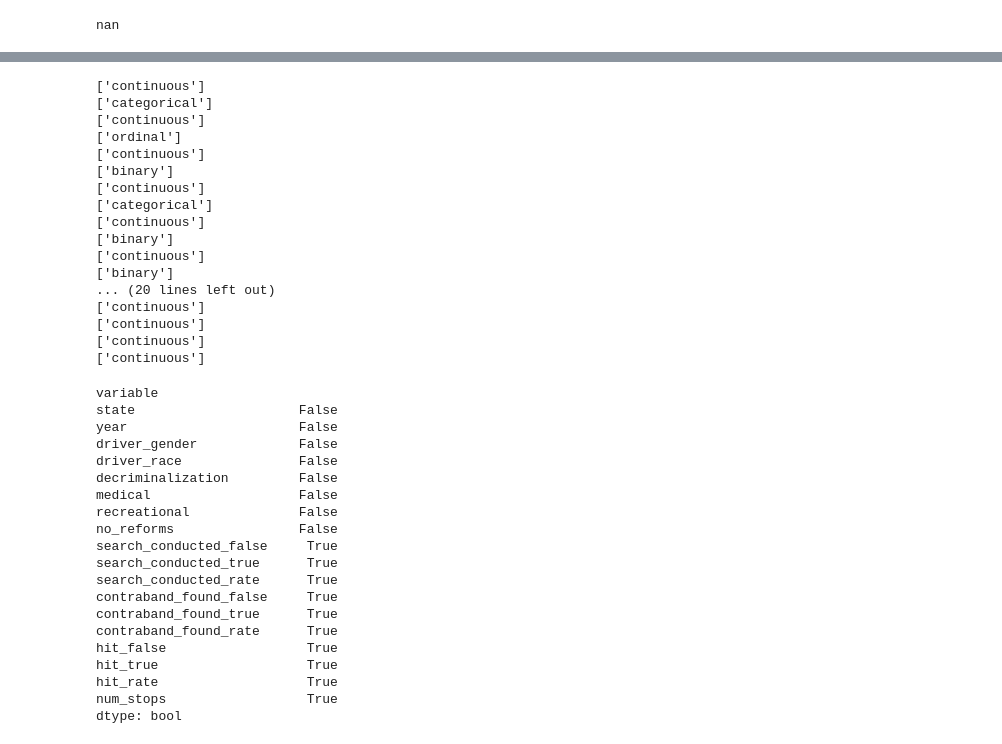
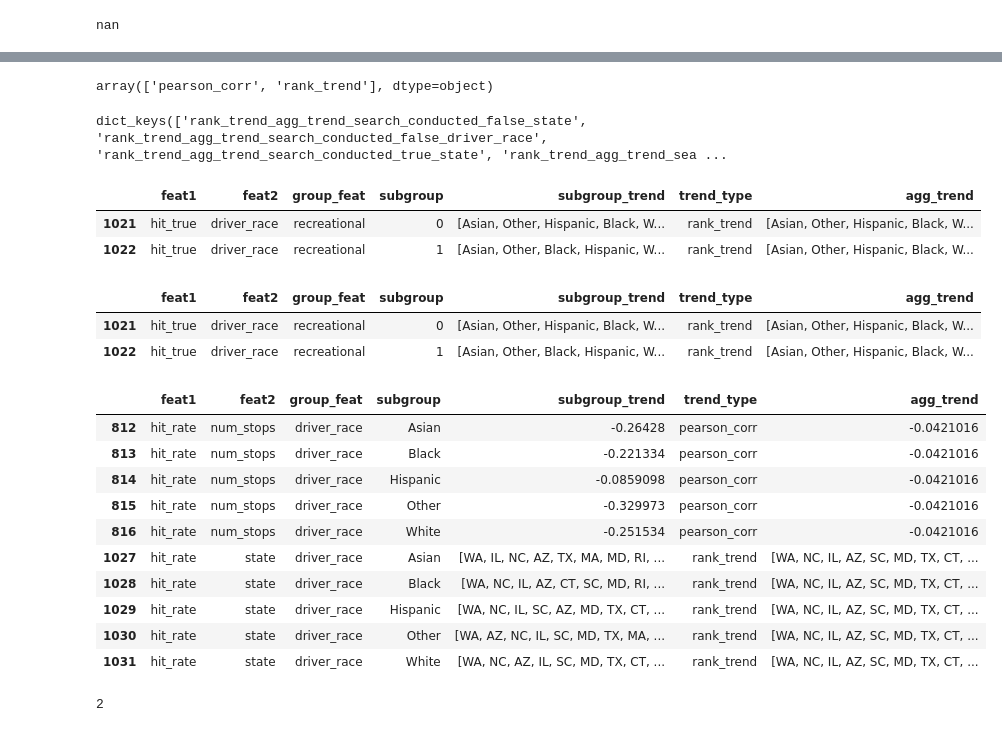
Before and after one commit to fairnessforensics/wiggum, a Jupyter notebook: research_notebooks/labeled_df_sandbox.ipynb, the cells around one changed output, grey strips where cells are left out. Cells and saved outputs as stored; diff of their text form; code cells hidden in the pictures.

```diff
--- a/research_notebooks/labeled_df_sandbox.ipynb
+++ b/research_notebooks/labeled_df_sandbox.ipynb
@@ -215,40 +156,39 @@ labeled_df.meta_df
-# %%
-labeled_df.meta_df.apply(check_cur_type,axis=1)
-# %% [output]
-['continuous']
-['categorical']
-['continuous']
-['ordinal']
-['continuous']
-['binary']
-['continuous']
-['categorical']
-['continuous']
-['binary']
-['continuous']
-['binary']
-... (20 lines left out)
-['continuous']
-['continuous']
-['continuous']
-['continuous']
-variable
-state                     False
-year                      False
-driver_gender             False
-driver_race               False
-decriminalization         False
-medical                   False
-recreational              False
-no_reforms                False
-search_conducted_false     True
-search_conducted_true      True
-search_conducted_rate      True
-contraband_found_false     True
-contraband_found_true      True
-contraband_found_rate      True
-hit_false                  True
-hit_true                   True
-hit_rate                   True
-num_stops                  True
-dtype: bool
+# %%
+pd.unique(labeled_df.result_df['trend_type'])
+# %% [output]
+array(['pearson_corr', 'rank_trend'], dtype=object)
+# %%
+labeled_df.trend_list[1].trend_precompute.keys()
+# %% [output]
+dict_keys(['rank_trend_agg_trend_search_conducted_false_state', 'rank_trend_agg_trend_search_conducted_false_driver_race', 'rank_trend_agg_trend_search_conducted_true_state', 'rank_trend_agg_trend_sea ...
+# %%
+target_row = labeled_df.get_trend_row('hit_true','driver_race','recreational',0)
+target_row
+# %% [output]
+|  | feat1 | feat2 | group_feat | subgroup | subgroup_trend | trend_type | agg_trend |
+| 1021 | hit_true | driver_race | recreational | 0 | [Asian, Other, Hispanic, Black, W... | rank_trend | [Asian, Other, Hispanic, Black, W... |
+| 1022 | hit_true | driver_race | recreational | 1 | [Asian, Other, Black, Hispanic, W... | rank_trend | [Asian, Other, Hispanic, Black, W... |
+# %%
+labeled_df.get_trend_row('hit_true','driver_race','recreational')
+# %% [output]
+|  | feat1 | feat2 | group_feat | subgroup | subgroup_trend | trend_type | agg_trend |
+| 1021 | hit_true | driver_race | recreational | 0 | [Asian, Other, Hispanic, Black, W... | rank_trend | [Asian, Other, Hispanic, Black, W... |
+| 1022 | hit_true | driver_race | recreational | 1 | [Asian, Other, Black, Hispanic, W... | rank_trend | [Asian, Other, Hispanic, Black, W... |
+# %%
+labeled_df.get_trend_row('hit_rate',group_feat = 'driver_race',)
+# %% [output]
+|  | feat1 | feat2 | group_feat | subgroup | subgroup_trend | trend_type | agg_trend |
+| 812 | hit_rate | num_stops | driver_race | Asian | -0.26428 | pearson_corr | -0.0421016 |
+| 813 | hit_rate | num_stops | driver_race | Black | -0.221334 | pearson_corr | -0.0421016 |
+| 814 | hit_rate | num_stops | driver_race | Hispanic | -0.0859098 | pearson_corr | -0.0421016 |
+| 815 | hit_rate | num_stops | driver_race | Other | -0.329973 | pearson_corr | -0.0421016 |
+| 816 | hit_rate | num_stops | driver_race | White | -0.251534 | pearson_corr | -0.0421016 |
+| 1027 | hit_rate | state | driver_race | Asian | [WA, IL, NC, AZ, TX, MA, MD, RI, ... | rank_trend | [WA, NC, IL, AZ, SC, MD, TX, CT, ... |
+| 1028 | hit_rate | state | driver_race | Black | [WA, NC, IL, AZ, CT, SC, MD, RI, ... | rank_trend | [WA, NC, IL, AZ, SC, MD, TX, CT, ... |
+| 1029 | hit_rate | state | driver_race | Hispanic | [WA, NC, IL, SC, AZ, MD, TX, CT, ... | rank_trend | [WA, NC, IL, AZ, SC, MD, TX, CT, ... |
+| 1030 | hit_rate | state | driver_race | Other | [WA, AZ, NC, IL, SC, MD, TX, MA, ... | rank_trend | [WA, NC, IL, AZ, SC, MD, TX, CT, ... |
+| 1031 | hit_rate | state | driver_race | White | [WA, NC, AZ, IL, SC, MD, TX, CT, ... | rank_trend | [WA, NC, IL, AZ, SC, MD, TX, CT, ... |
+# %%
+sum(target_row)
+# %% [output]
+2
```
Also changed, not shown: parts of 21 cells of this notebook.
